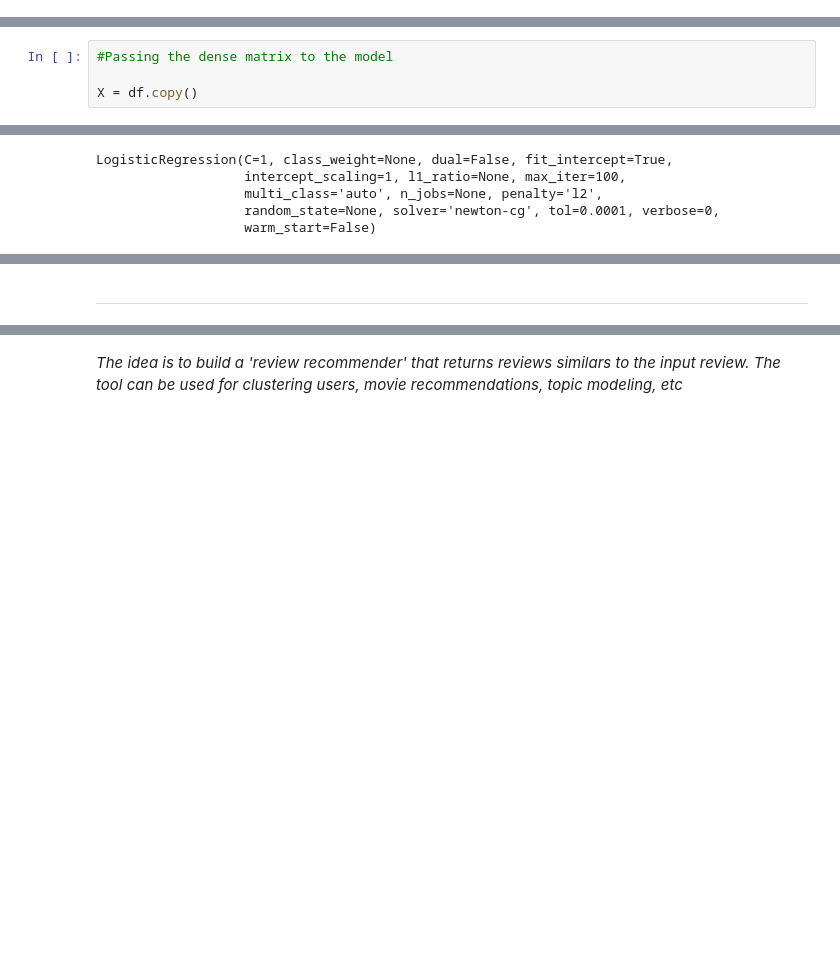
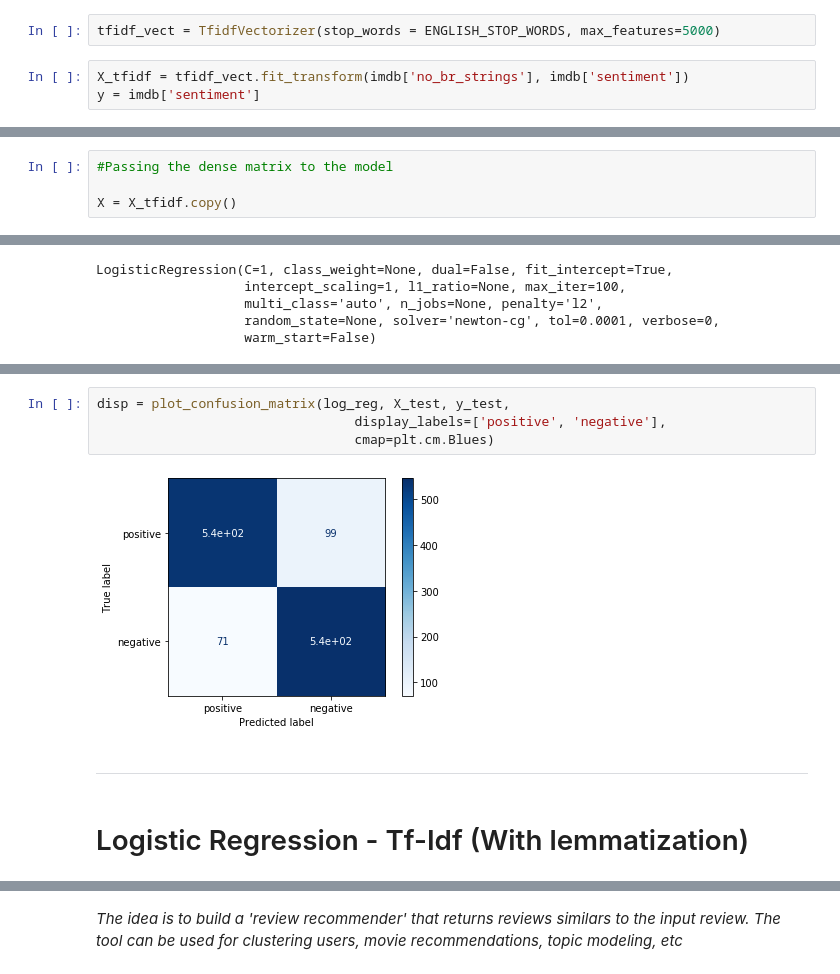
Before and after one commit to LarryLoveIV/Capstone-II, a Jupyter notebook: Model/Logistic Regression and Similar reviews.ipynb, the cells around one changed output, grey strips where cells are left out. Drawn from its saved outputs; the diff is of its cells as text; blank space fills up the shorter version.

```diff
--- a/Model/Logistic Regression and Similar reviews.ipynb
+++ b/Model/Logistic Regression and Similar reviews.ipynb
@@ -46,0 +76,5 @@ imdb.head()
+# %%
+tfidf_vect = TfidfVectorizer(stop_words = ENGLISH_STOP_WORDS, max_features=5000)
+# %%
+X_tfidf = tfidf_vect.fit_transform(imdb['no_br_strings'], imdb['sentiment'])
+y = imdb['sentiment']
@@ -73,7 +179,7 @@ df.head()
 # %%
 #Passing the dense matrix to the model
 
-X = df.copy()
+X = X_tfidf.copy()
 # %%
 #Splitting the data
 
@@ -147,2 +259,10 @@ Accuracy Score = 0.864
+# %%
+disp = plot_confusion_matrix(log_reg, X_test, y_test,
+                                 display_labels=['positive', 'negative'],
+                                 cmap=plt.cm.Blues)
+# %% [output]
+[figure, added]
 # %% [markdown]
 *** ***
+# %% [markdown]
+# Logistic Regression - Tf-Idf (With lemmatization)
```
Also changed, not shown: parts of 45 cells of this notebook.
